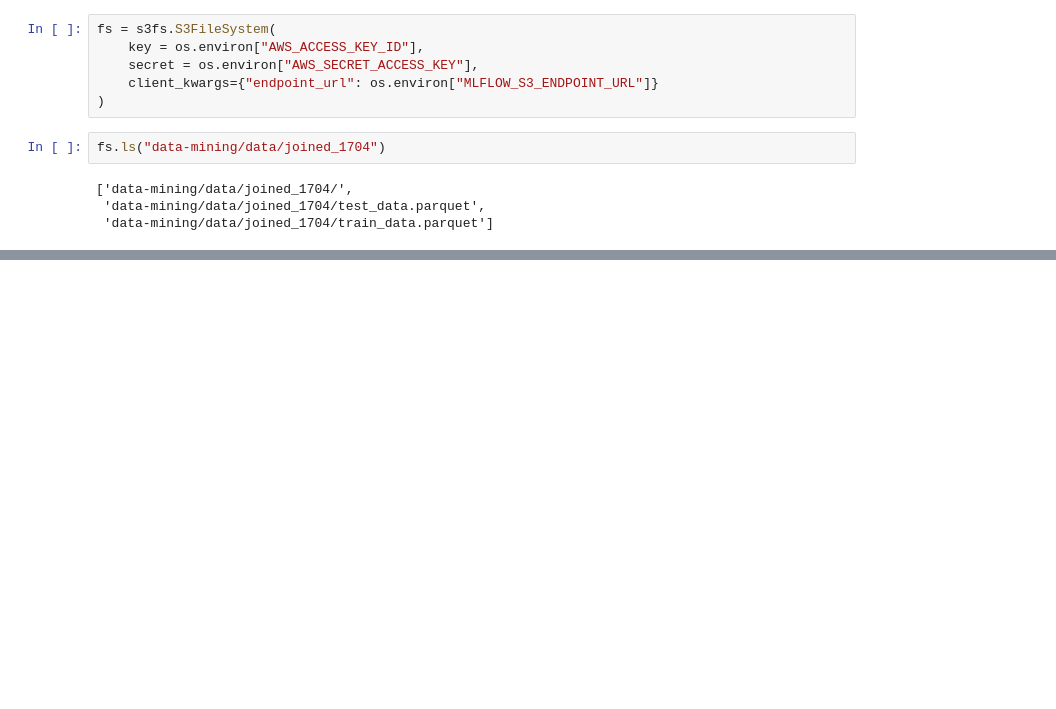
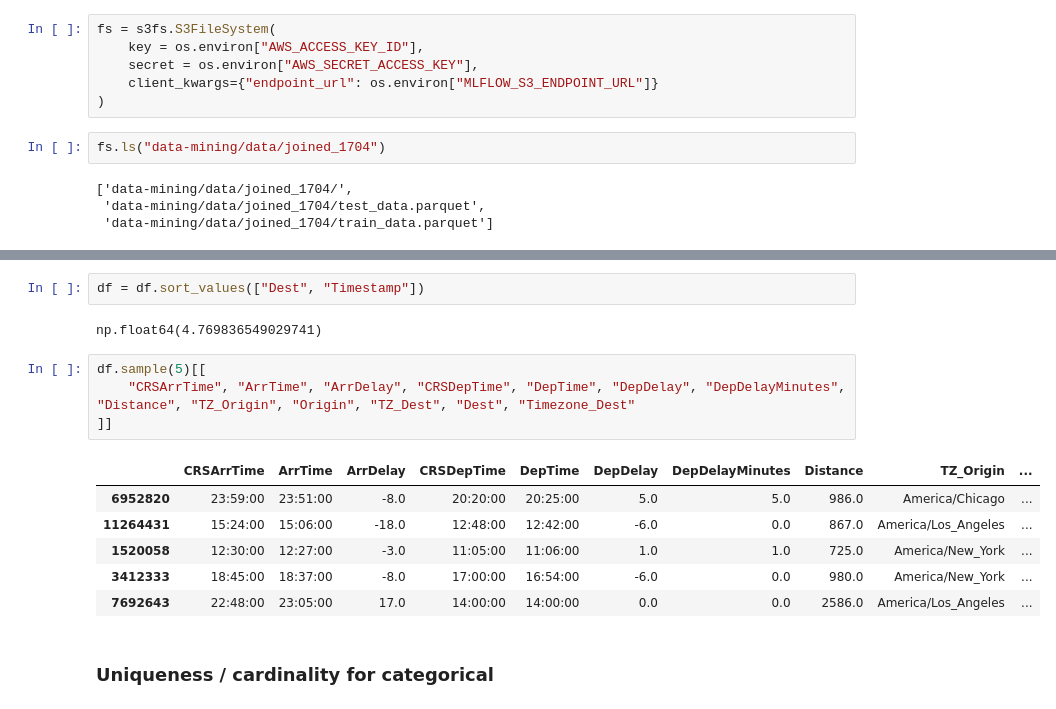
Before and after one commit to jmo2k02/ie500_data_mining_project, a Jupyter notebook: sandbox/jmro/first_eda/initial.ipynb, the cells around one changed output, grey strips where cells are left out. Cells and saved outputs as stored; diff of their text form; blank space fills up the shorter version.

```diff
--- a/sandbox/jmro/first_eda/initial.ipynb
+++ b/sandbox/jmro/first_eda/initial.ipynb
@@ -21,0 +57,17 @@ with fs.open("data-mining/data/joined_1704/test_data.parquet", "rb") as f:
+# %%
+df = df.sort_values(["Dest", "Timestamp"])
+# %% [output]
+np.float64(4.769836549029741)
+# %%
+df.sample(5)[[
+    "CRSArrTime", "ArrTime", "ArrDelay", "CRSDepTime", "DepTime", "DepDelay", "DepDelayMinutes", "Distance", "TZ_Origin", "Origin", "TZ_Dest", "Dest", "Timezone_Dest"
+]]
+# %% [output]
+|  | CRSArrTime | ArrTime | ArrDelay | CRSDepTime | DepTime | DepDelay | DepDelayMinutes | Distance | TZ_Origin | ... |
+| 6952820 | 23:59:00 | 23:51:00 | -8.0 | 20:20:00 | 20:25:00 | 5.0 | 5.0 | 986.0 | America/Chicago | ... |
+| 11264431 | 15:24:00 | 15:06:00 | -18.0 | 12:48:00 | 12:42:00 | -6.0 | 0.0 | 867.0 | America/Los_Angeles | ... |
+| 1520058 | 12:30:00 | 12:27:00 | -3.0 | 11:05:00 | 11:06:00 | 1.0 | 1.0 | 725.0 | America/New_York | ... |
+| 3412333 | 18:45:00 | 18:37:00 | -8.0 | 17:00:00 | 16:54:00 | -6.0 | 0.0 | 980.0 | America/New_York | ... |
+| 7692643 | 22:48:00 | 23:05:00 | 17.0 | 14:00:00 | 14:00:00 | 0.0 | 0.0 | 2586.0 | America/Los_Angeles | ... |
+# %% [markdown]
+### Uniqueness / cardinality for categorical
```
Also changed, not shown: parts of 23 cells of this notebook, 3 other files.
